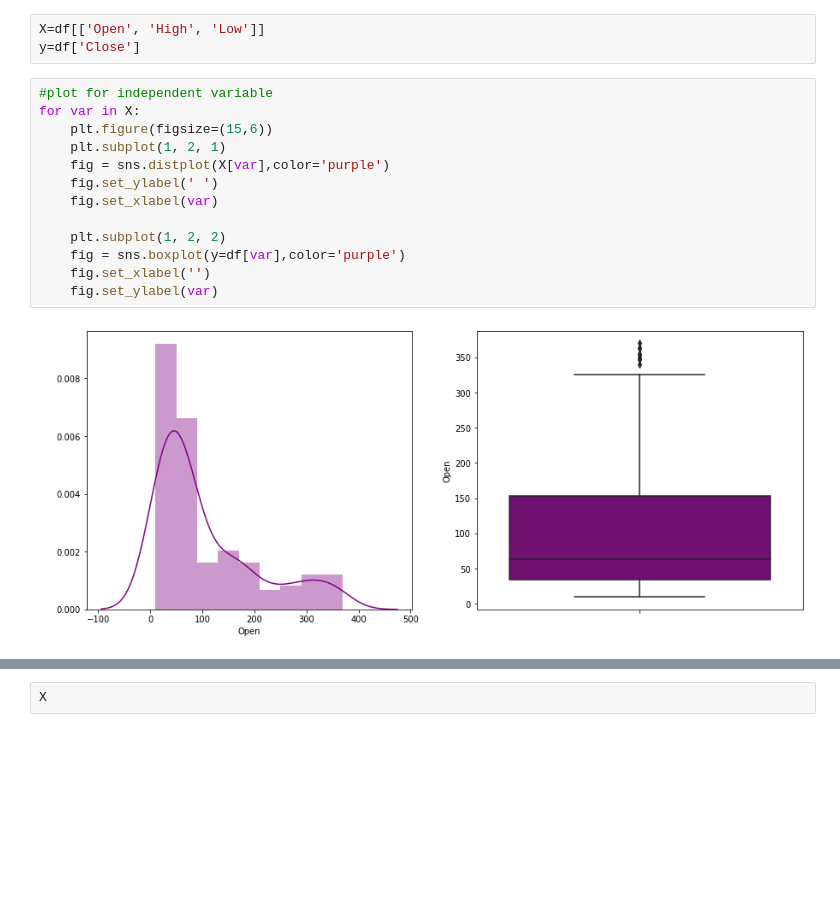
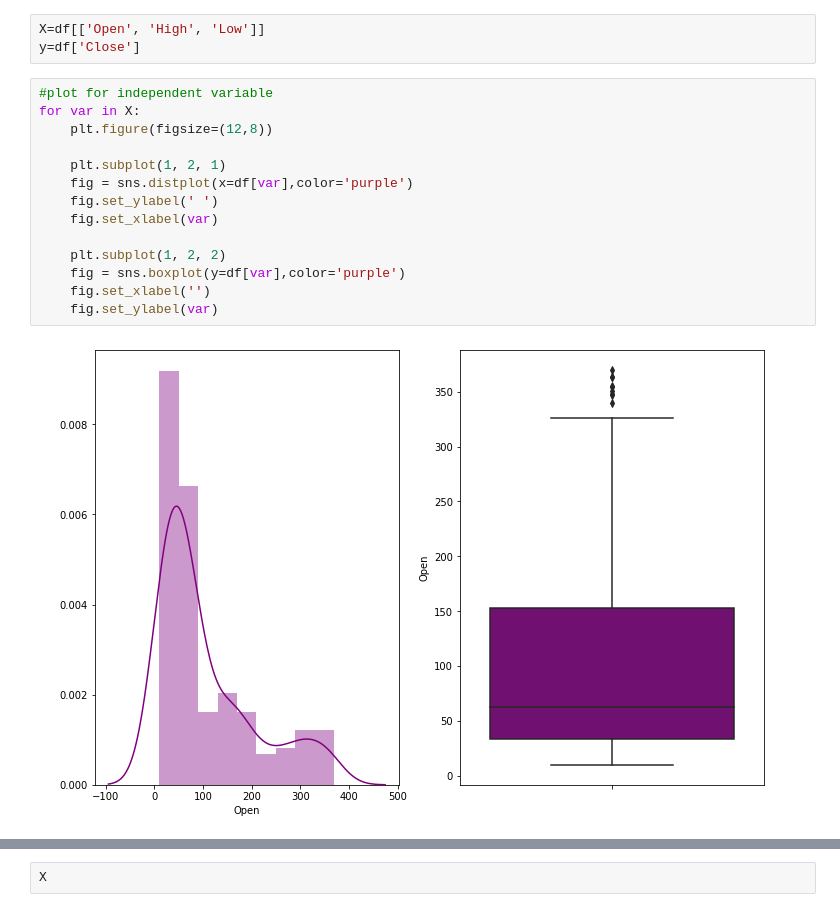
Before and after one commit to ramank123/Yes-Bank-Stock-Closing-Price-Prediction, a Jupyter notebook: Yes_Bank_Stock_Closing_Price_Prediction.ipynb, the cells around one changed output, grey strips where cells are left out. Cells and saved outputs as stored; diff of their text form; blank space fills up the shorter version.

```diff
--- a/Yes_Bank_Stock_Closing_Price_Prediction.ipynb
+++ b/Yes_Bank_Stock_Closing_Price_Prediction.ipynb
@@ -200,15 +200,16 @@ y=df['Close']
 # %%
 #plot for independent variable
 for var in X:
-    plt.figure(figsize=(15,6))
+    plt.figure(figsize=(12,8))
+
     plt.subplot(1, 2, 1)
-    fig = sns.distplot(X[var],color='purple')
+    fig = sns.distplot(x=df[var],color='purple')
     fig.set_ylabel(' ')
     fig.set_xlabel(var)
 
     plt.subplot(1, 2, 2)
     fig = sns.boxplot(y=df[var],color='purple')
     fig.set_xlabel('')
     fig.set_ylabel(var)
 # %% [output]
-[figure, old version]
+[figure, new version]
```
Also changed, not shown: parts of 2 cells of this notebook.
